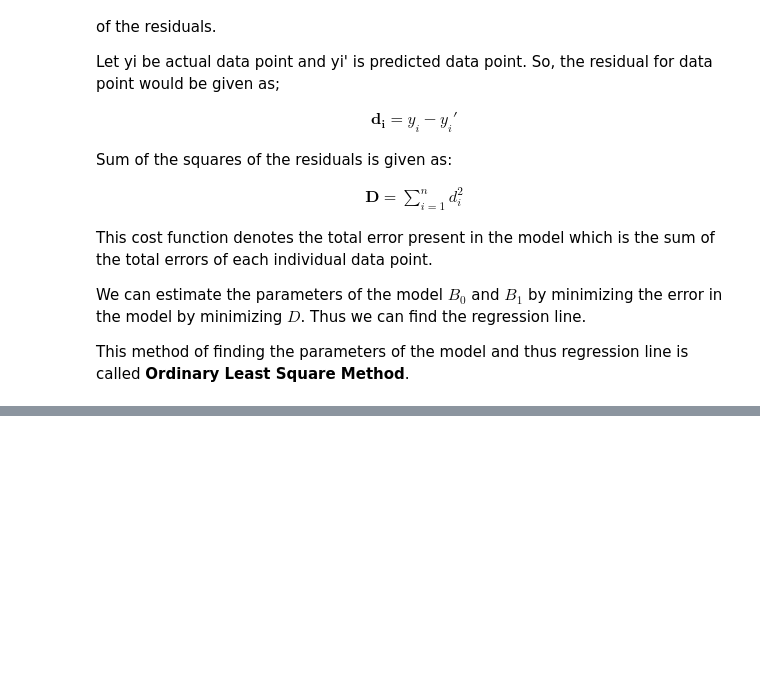
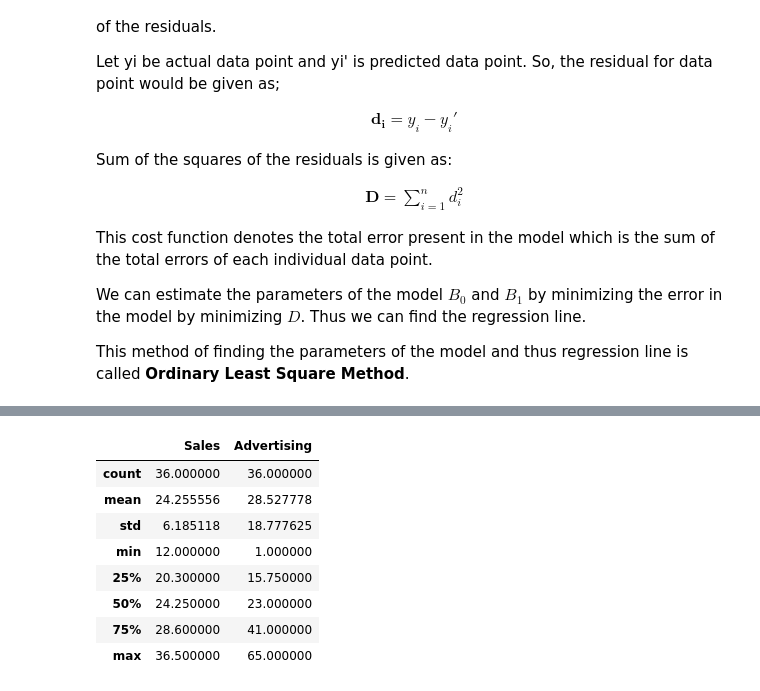
Before and after one commit to DiwakarBasnet/Machine-Learning, a Jupyter notebook: Simple_Linear_Regression.ipynb, the cells around one changed output, grey strips where cells are left out. Saved outputs shown, nothing was run; the diff lists cells and outputs as text; code cells hidden in the pictures; blank space fills up the shorter version.

```diff
--- a/Simple_Linear_Regression.ipynb
+++ b/Simple_Linear_Regression.ipynb
@@ -40,0 +93,13 @@ This method of finding the parameters of the model and thus regression line is c
+# %%
+# View descriptive statistics
+df.describe()
+# %% [output]
+|  | Sales | Advertising |
+| count | 36.000000 | 36.000000 |
+| mean | 24.255556 | 28.527778 |
+| std | 6.185118 | 18.777625 |
+| min | 12.000000 | 1.000000 |
+| 25% | 20.300000 | 15.750000 |
+| 50% | 24.250000 | 23.000000 |
+| 75% | 28.600000 | 41.000000 |
+| max | 36.500000 | 65.000000 |
```
Also changed, not shown: parts of 17 cells of this notebook.
